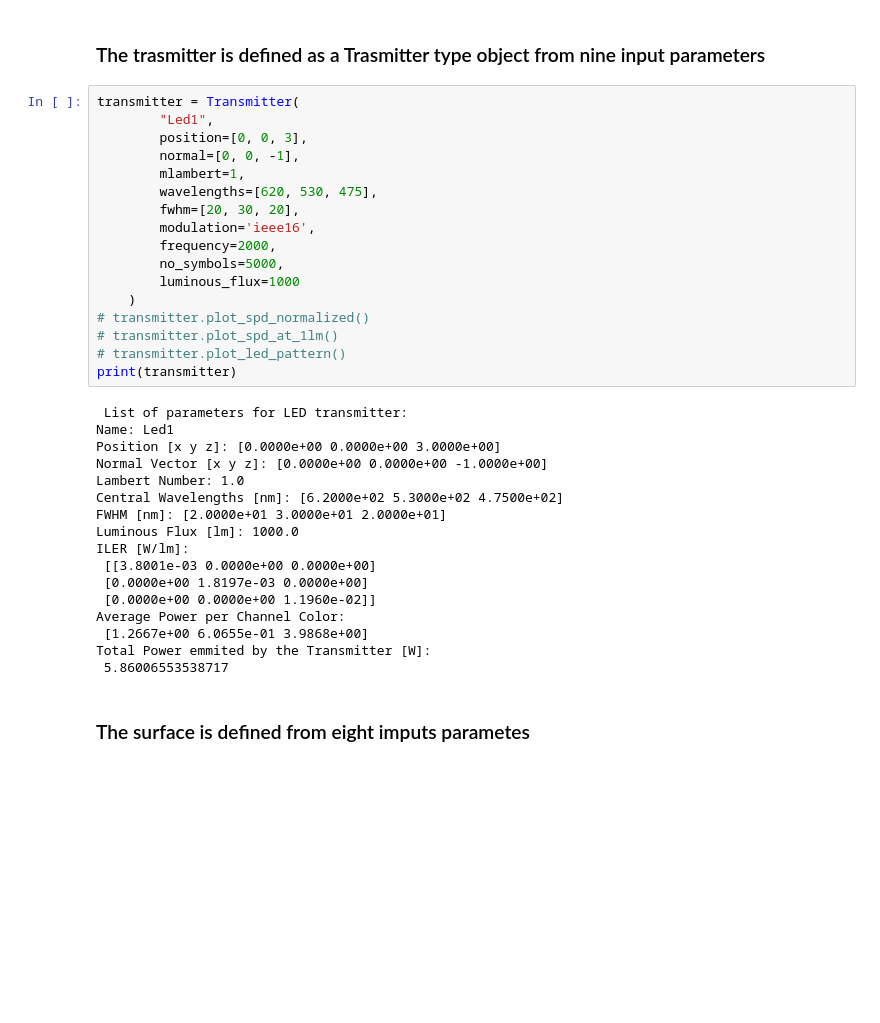
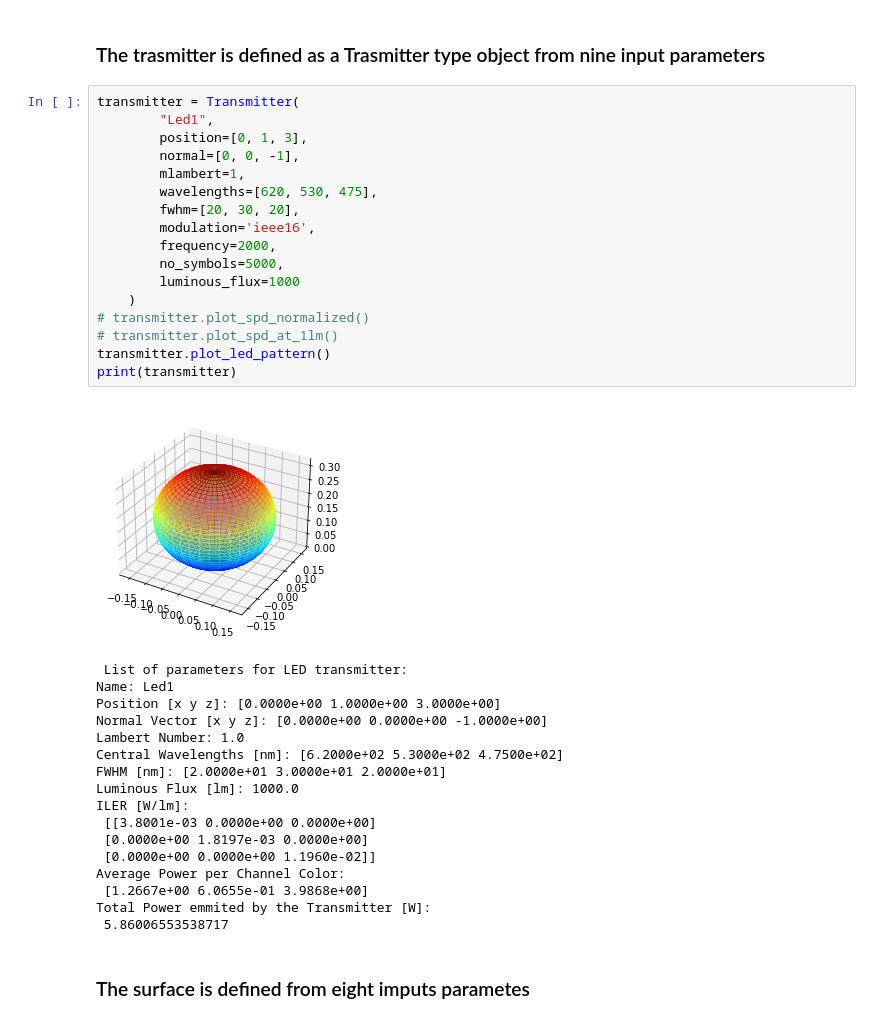
Before and after one commit to jufgutierrezgo/rs-vlc-model, a Jupyter notebook: simulation-configA.ipynb, the cells around one changed output. Saved outputs shown, nothing was run; the diff lists cells and outputs as text; blank space fills up the shorter version.

```diff
--- a/simulation-configA.ipynb
+++ b/simulation-configA.ipynb
@@ -18,24 +18,25 @@ import numpy as np
 # %%
 transmitter = Transmitter(
         "Led1",
-        position=[0, 0, 3],
+        position=[0, 1, 3],
         normal=[0, 0, -1],
         mlambert=1,
         wavelengths=[620, 530, 475],
         fwhm=[20, 30, 20],
         modulation='ieee16',
         frequency=2000,
         no_symbols=5000,
         luminous_flux=1000
     )
 # transmitter.plot_spd_normalized()
 # transmitter.plot_spd_at_1lm()
-# transmitter.plot_led_pattern()
+transmitter.plot_led_pattern()
 print(transmitter)
 # %% [output]
+[figure, added]
  List of parameters for LED transmitter:
 Name: Led1
-Position [x y z]: [0.0000e+00 0.0000e+00 3.0000e+00]
+Position [x y z]: [0.0000e+00 1.0000e+00 3.0000e+00]
 Normal Vector [x y z]: [0.0000e+00 0.0000e+00 -1.0000e+00]
 Lambert Number: 1.0
 Central Wavelengths [nm]: [6.2000e+02 5.3000e+02 4.7500e+02]
```
Also changed, not shown: parts of 6 cells of this notebook, 8 other files.
